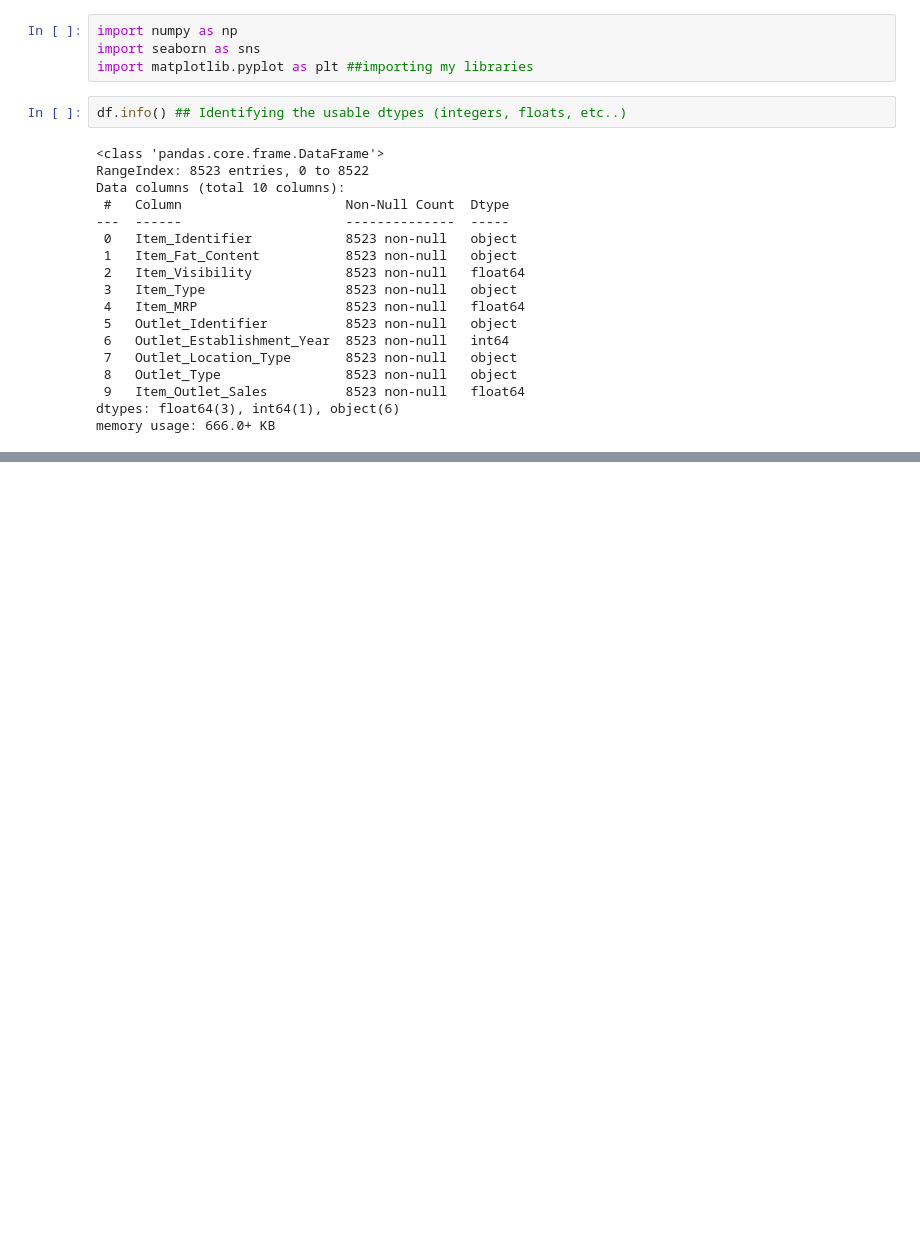
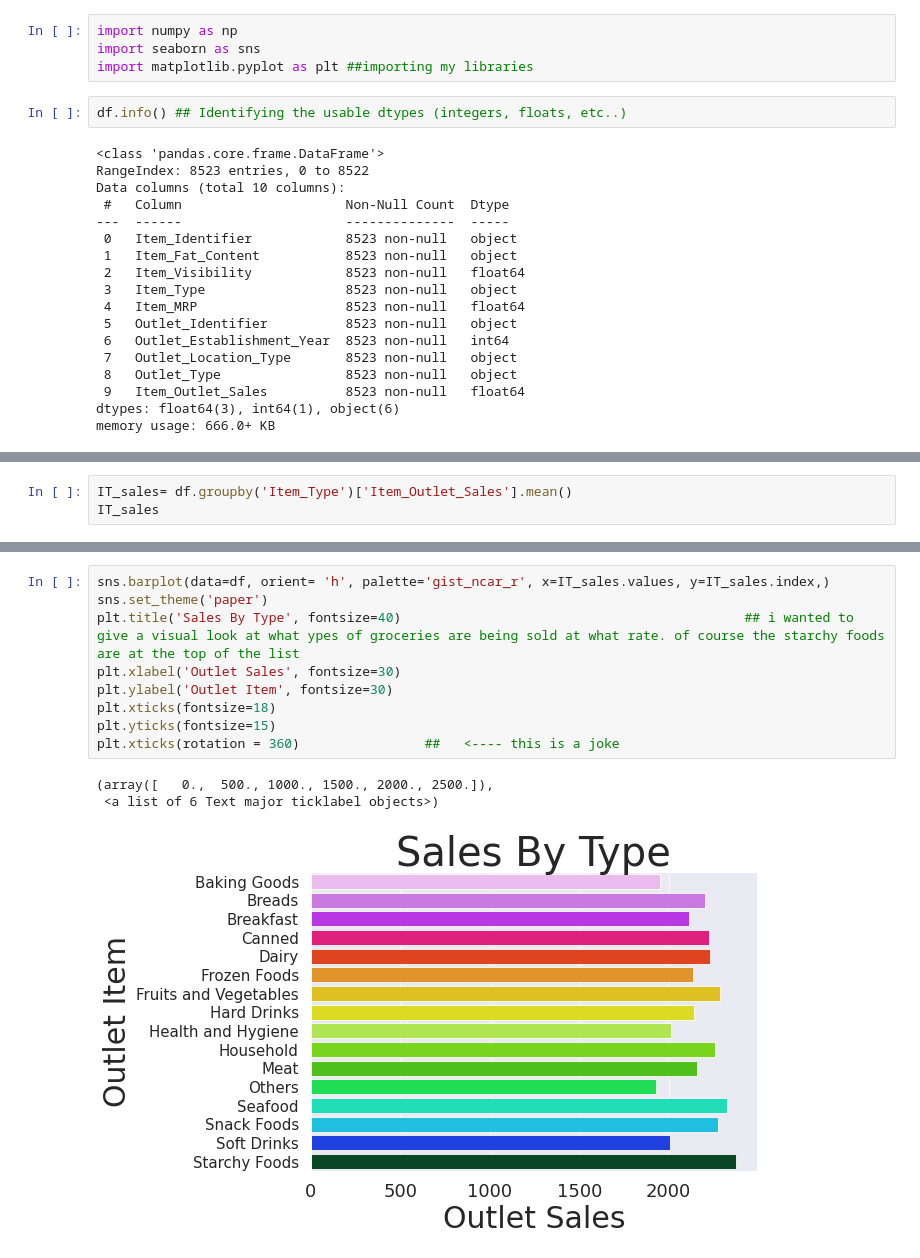
Before and after one commit to AaronRM9416/Food_Sales, a Jupyter notebook: Food_sales_project.ipynb, the cells around one changed output, grey strips where cells are left out. Saved outputs shown, nothing was run; the diff lists cells and outputs as text; blank space fills up the shorter version.

```diff
--- a/Food_sales_project.ipynb
+++ b/Food_sales_project.ipynb
@@ -282,0 +313,3 @@ plt.xticks(rotation = 45) ##comparing two moderately correlated columns via a hi
+# %%
+IT_sales= df.groupby('Item_Type')['Item_Outlet_Sales'].mean()
+IT_sales
@@ -282,0 +335,13 @@ plt.xticks(rotation = 45) ##comparing two moderately correlated columns via a hi
+# %%
+sns.barplot(data=df, orient= 'h', palette='gist_ncar_r', x=IT_sales.values, y=IT_sales.index,)
+sns.set_theme('paper')
+plt.title('Sales By Type', fontsize=40)                                            ## i wanted to give a visual look at what ypes of groceries are being sold at what rate. of course the starchy foods are at the top of the list
+plt.xlabel('Outlet Sales', fontsize=30)
+plt.ylabel('Outlet Item', fontsize=30)
+plt.xticks(fontsize=18)
+plt.yticks(fontsize=15)
+plt.xticks(rotation = 360)                ##   <---- this is a joke
+# %% [output]
+(array([   0.,  500., 1000., 1500., 2000., 2500.]),
+ <a list of 6 Text major ticklabel objects>)
+[figure, added]
```
Also changed, not shown: parts of 13 cells of this notebook.
